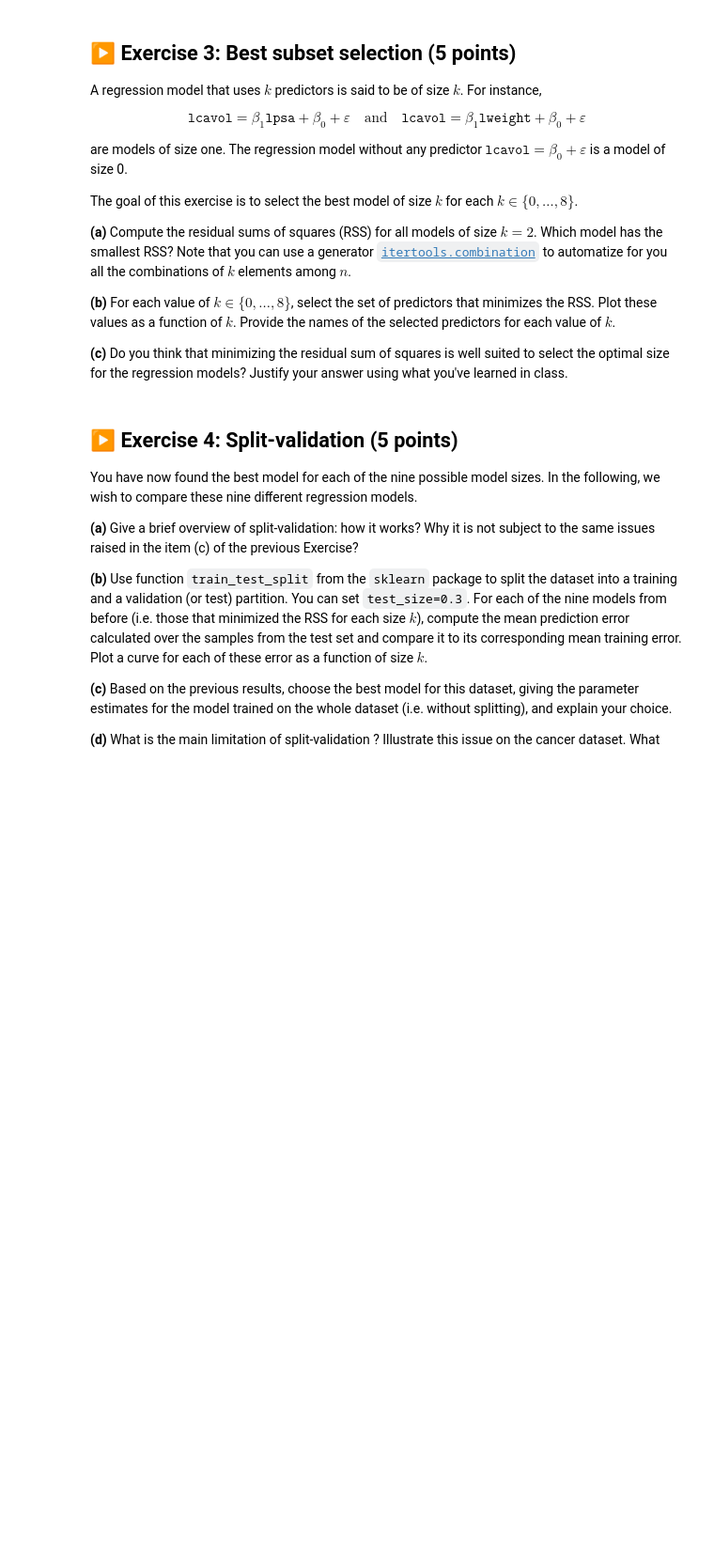
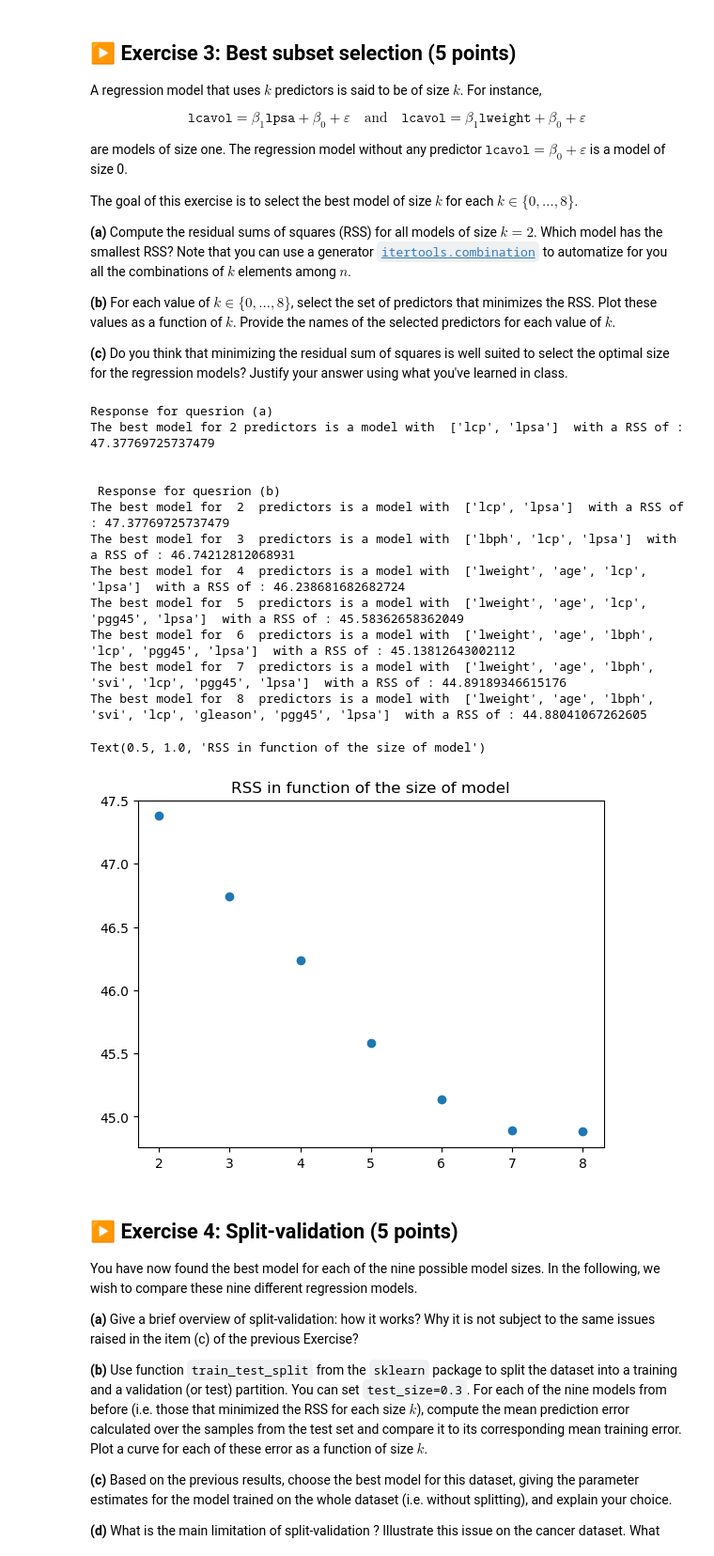
Before and after one commit to leozsc/TP1-ISLA, a Jupyter notebook: TP1/TP1.ipynb, the cells around one changed output. Shown at 94% size. Saved outputs shown, nothing was run; the diff lists cells and outputs as text; code cells hidden in the pictures; blank space fills up the shorter version.

```diff
--- a/TP1/TP1.ipynb
+++ b/TP1/TP1.ipynb
@@ -581,6 +581,52 @@ The goal of this exercise is to select the best model of size $k$ for each $k \i
 **(b)** For each value of $k \in \{0, \dots, 8\}$, select the set of predictors that minimizes the RSS. Plot these values as a function of $k$. Provide the names of the selected predictors for each value of $k$.
 
 **(c)** Do you think that minimizing the residual sum of squares is well suited to select the optimal size for the regression models? Justify your answer using what you've learned in class.
+# %%
+import itertools
+
+def find_best_rss(n):
+    min_model = None
+    dt = df.drop(columns = 'lcavol')
+    for x in itertools.combinations(dt.columns, n):
+        combin = [x[i] for i in range(n)]
+        dp = dt[combin]
+        model = sm.OLS(df['lcavol'], dp)
+        results = model.fit()
+        if min_model == None:
+            min_model = (combin, results.ssr)
+        else:
+            if results.ssr < min_model[1]:
+                min_model = (combin, results.ssr)
+    return min_model
+
+min_model = find_best_rss(2)
+print("Response for quesrion (a)")
+print ("The best model for 2 predictors is a model with ", min_model[0]," with a RSS of :", min_model[1])
+
+print("\n \n Response for quesrion (b)")
+X = [k for k in range(2,9)]
+Y =[]
+for x in X:
+    min_model = find_best_rss(x)
+    print("The best model for ",x," predictors is a model with ", min_model[0]," with a RSS of :", min_model[1])
+    Y.append(min_model[1])
+plt.plot(X,Y,'o')
+plt.title('RSS in function of the size of model')
+# %% [output]
+Response for quesrion (a)
+The best model for 2 predictors is a model with  ['lcp', 'lpsa']  with a RSS of : 47.37769725737479
+
+
+ Response for quesrion (b)
+The best model for  2  predictors is a model with  ['lcp', 'lpsa']  with a RSS of : 47.37769725737479
+The best model for  3  predictors is a model with  ['lbph', 'lcp', 'lpsa']  with a RSS of : 46.74212812068931
+The best model for  4  predictors is a model with  ['lweight', 'age', 'lcp', 'lpsa']  with a RSS of : 46.238681682682724
+The best model for  5  predictors is a model with  ['lweight', 'age', 'lcp', 'pgg45', 'lpsa']  with a RSS of : 45.58362658362049
+The best model for  6  predictors is a model with  ['lweight', 'age', 'lbph', 'lcp', 'pgg45', 'lpsa']  with a RSS of : 45.13812643002112
+The best model for  7  predictors is a model with  ['lweight', 'age', 'lbph', 'svi', 'lcp', 'pgg45', 'lpsa']  with a RSS of : 44.89189346615176
+The best model for  8  predictors is a model with  ['lweight', 'age', 'lbph', 'svi', 'lcp', 'gleason', 'pgg45', 'lpsa']  with a RSS of : 44.88041067262605
+Text(0.5, 1.0, 'RSS in function of the size of model')
+[figure, added]
 # %% [markdown]
 ## ▶️ Exercise 4: Split-validation (5 points)
 
```
Also changed, not shown: parts of 1 cell of this notebook.
